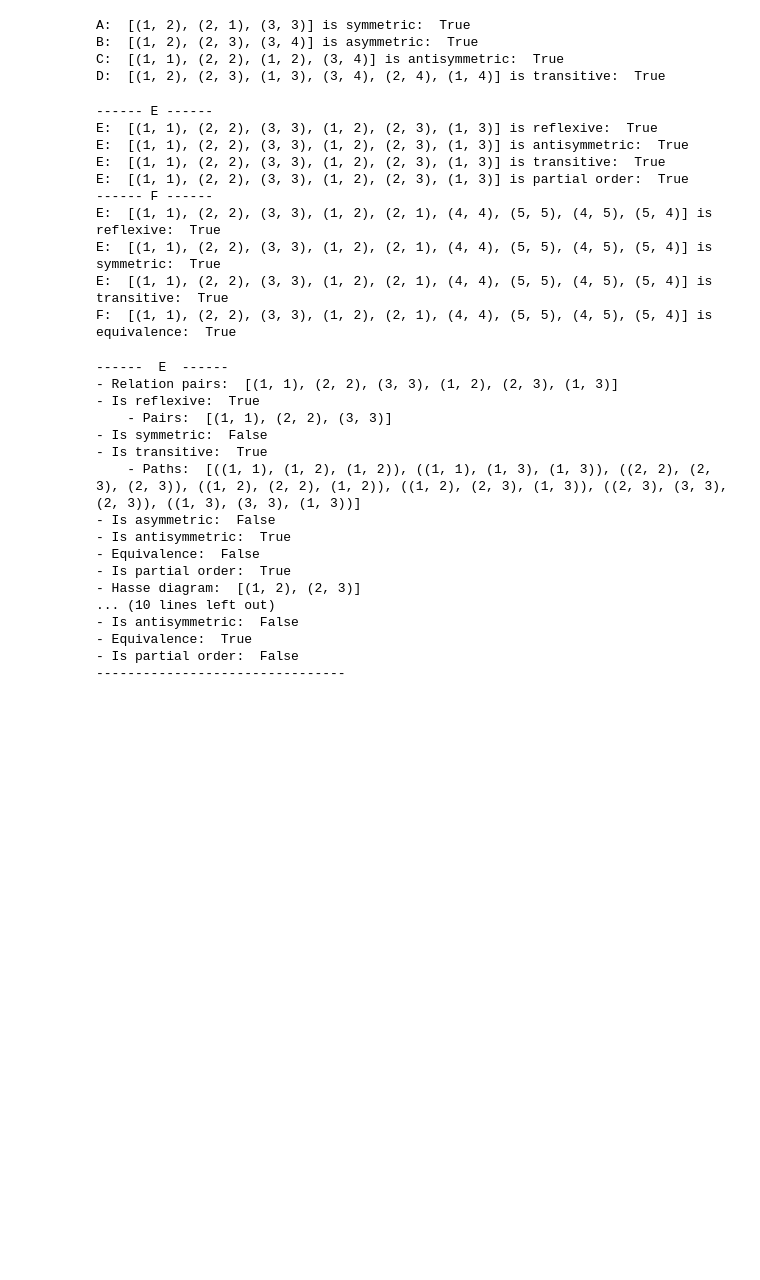
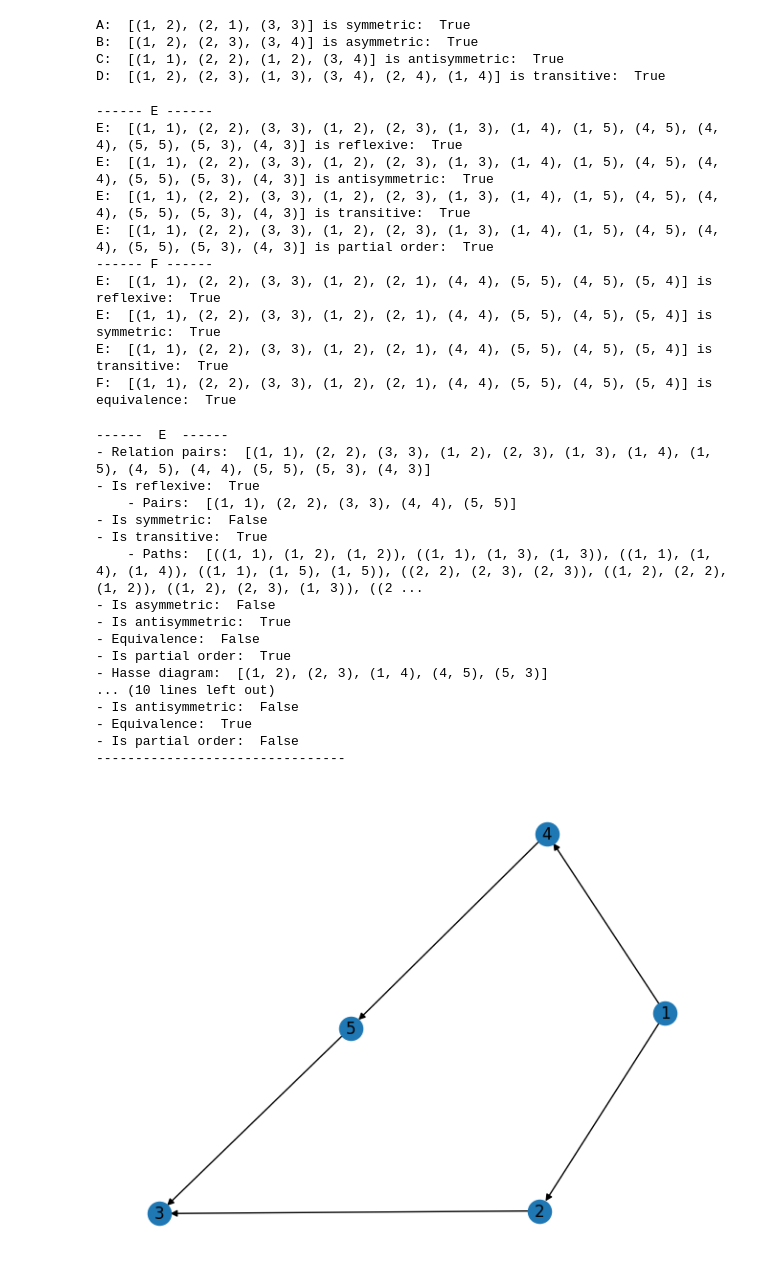
Before and after one commit to palmerov/relaciones, a Jupyter notebook: relations.ipynb, the cells around one changed output. Saved outputs shown, nothing was run; the diff lists cells and outputs as text; code cells hidden in the pictures; blank space fills up the shorter version.

Commit message:
feat: plot graph

```diff
--- a/relations.ipynb
+++ b/relations.ipynb
@@ -144,7 +144,7 @@ C:  [(1, 1), (2, 2), (1, 2), (3, 4)] is antisymmetric:  True
 D:  [(1, 2), (2, 3), (1, 3), (3, 4), (2, 4), (1, 4)] is transitive:  True
 # %%
 # Partial order
-relation_e = Relation([1, 2, 3], [(1, 1), (2, 2), (3, 3),(1, 2), (2, 3), (1, 3)])
+relation_e = Relation([1, 2, 3, 4, 5], [(1, 1), (2, 2), (3, 3),(1, 2), (2, 3), (1, 3), (1, 4), (1, 5), (4, 5), (4, 4), (5, 5), (5, 3), (4, 3)])
 print('------ E ------')
 print('E: ', relation_e.rel_pairs, 'is reflexive: ', relation_e.is_reflexive())
 print('E: ', relation_e.rel_pairs, 'is antisymmetric: ', relation_e.is_antisymmetric())
@@ -160,10 +160,10 @@ print('E: ', relation_f.rel_pairs, 'is transitive: ', relation_f.is_transitive()
 print('F: ', relation_f.rel_pairs, 'is equivalence: ', relation_f.is_equivalence())
 # %% [output]
 ------ E ------
-E:  [(1, 1), (2, 2), (3, 3), (1, 2), (2, 3), (1, 3)] is reflexive:  True
-E:  [(1, 1), (2, 2), (3, 3), (1, 2), (2, 3), (1, 3)] is antisymmetric:  True
-E:  [(1, 1), (2, 2), (3, 3), (1, 2), (2, 3), (1, 3)] is transitive:  True
-E:  [(1, 1), (2, 2), (3, 3), (1, 2), (2, 3), (1, 3)] is partial order:  True
+E:  [(1, 1), (2, 2), (3, 3), (1, 2), (2, 3), (1, 3), (1, 4), (1, 5), (4, 5), (4, 4), (5, 5), (5, 3), (4, 3)] is reflexive:  True
+E:  [(1, 1), (2, 2), (3, 3), (1, 2), (2, 3), (1, 3), (1, 4), (1, 5), (4, 5), (4, 4), (5, 5), (5, 3), (4, 3)] is antisymmetric:  True
+E:  [(1, 1), (2, 2), (3, 3), (1, 2), (2, 3), (1, 3), (1, 4), (1, 5), (4, 5), (4, 4), (5, 5), (5, 3), (4, 3)] is transitive:  True
+E:  [(1, 1), (2, 2), (3, 3), (1, 2), (2, 3), (1, 3), (1, 4), (1, 5), (4, 5), (4, 4), (5, 5), (5, 3), (4, 3)] is partial order:  True
 ------ F ------
 E:  [(1, 1), (2, 2), (3, 3), (1, 2), (2, 1), (4, 4), (5, 5), (4, 5), (5, 4)] is reflexive:  True
 E:  [(1, 1), (2, 2), (3, 3), (1, 2), (2, 1), (4, 4), (5, 5), (4, 5), (5, 4)] is symmetric:  True
@@ -174,17 +174,17 @@ show_properties(relation_e, 'E')
 show_properties(relation_f, 'F')
 # %% [output]
 ------  E  ------
-- Relation pairs:  [(1, 1), (2, 2), (3, 3), (1, 2), (2, 3), (1, 3)]
+- Relation pairs:  [(1, 1), (2, 2), (3, 3), (1, 2), (2, 3), (1, 3), (1, 4), (1, 5), (4, 5), (4, 4), (5, 5), (5, 3), (4, 3)]
 - Is reflexive:  True
-    - Pairs:  [(1, 1), (2, 2), (3, 3)]
+    - Pairs:  [(1, 1), (2, 2), (3, 3), (4, 4), (5, 5)]
 - Is symmetric:  False
 - Is transitive:  True
-    - Paths:  [((1, 1), (1, 2), (1, 2)), ((1, 1), (1, 3), (1, 3)), ((2, 2), (2, 3), (2, 3)), ((1, 2), (2, 2), (1, 2)), ((1, 2), (2, 3), (1, 3)), ((2, 3), (3, 3), (2, 3)), ((1, 3), (3, 3), (1, 3))]
+    - Paths:  [((1, 1), (1, 2), (1, 2)), ((1, 1), (1, 3), (1, 3)), ((1, 1), (1, 4), (1, 4)), ((1, 1), (1, 5), (1, 5)), ((2, 2), (2, 3), (2, 3)), ((1, 2), (2, 2), (1, 2)), ((1, 2), (2, 3), (1, 3)), ((2 ...
 - Is asymmetric:  False
 - Is antisymmetric:  True
 - Equivalence:  False
 - Is partial order:  True
-- Hasse diagram:  [(1, 2), (2, 3)]
+- Hasse diagram:  [(1, 2), (2, 3), (1, 4), (4, 5), (5, 3)]
 ... (10 lines left out)
 - Is antisymmetric:  False
 - Equivalence:  True
@@ -192,3 +192,16 @@ show_properties(relation_f, 'F')
 --------------------------------
 # %%
 # Print hasse diagram
+import matplotlib.pyplot as plt
+import networkx as nx
+
+def plot_hasse_diagram(relation: Relation):
+    hasse_diagram = relation.get_hasse_diagram()
+    G = nx.DiGraph()
+    G.add_edges_from(hasse_diagram)
+    nx.draw(G, with_labels=True)
+    plt.show()
+
+plot_hasse_diagram(relation_e)
+# %% [output]
+[figure, added]
```
